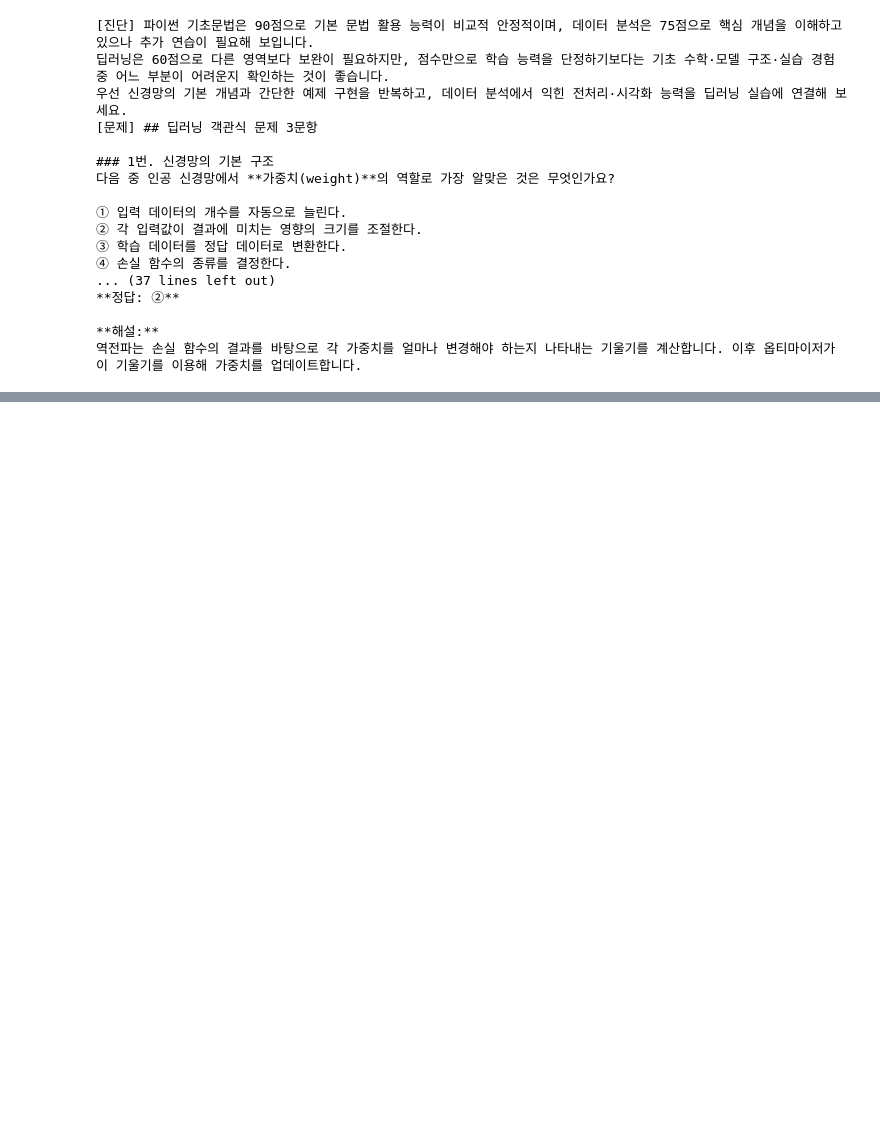
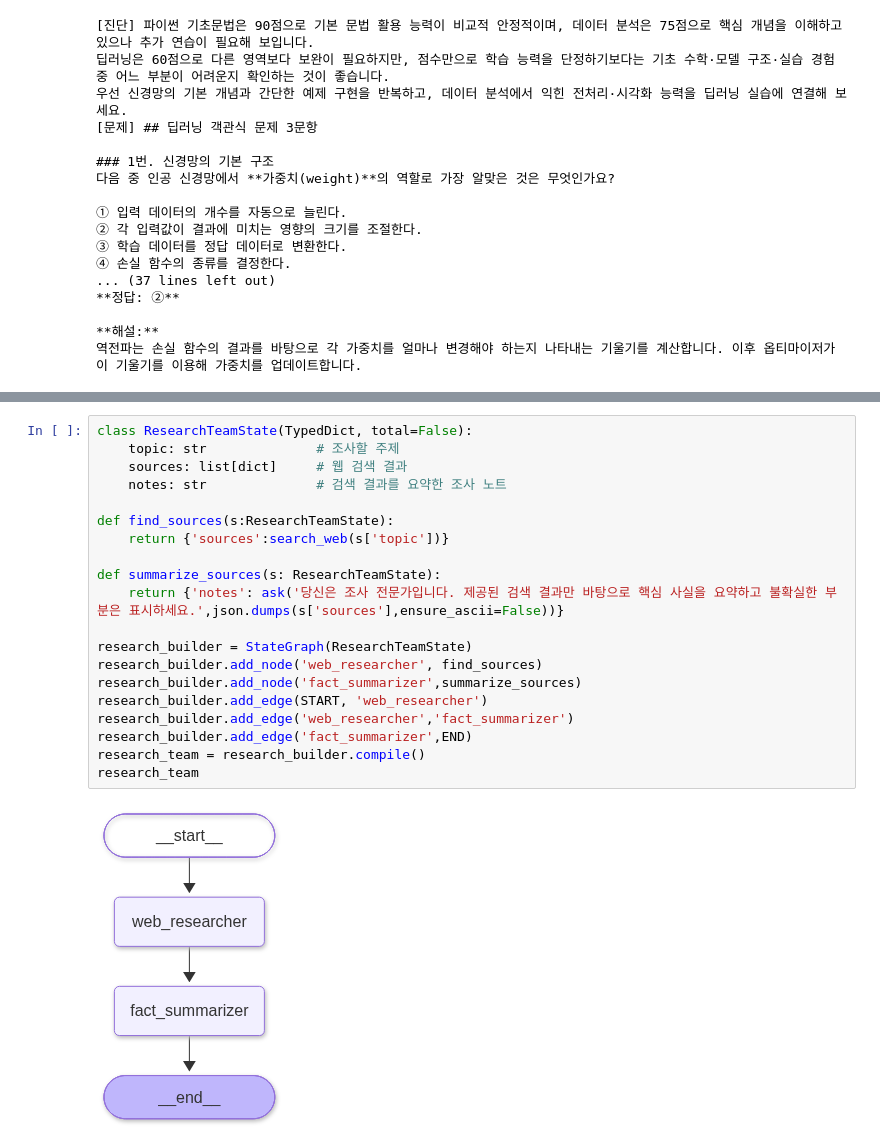
Before and after one commit to harwoon/14_Agent, a Jupyter notebook: 6_멀티에이전트.ipynb, the cells around one changed output, grey strips where cells are left out. Saved outputs shown, nothing was run; the diff lists cells and outputs as text; blank space fills up the shorter version.

```diff
--- a/6_멀티에이전트.ipynb
+++ b/6_멀티에이전트.ipynb
@@ -289,0 +386,22 @@ print('[진단]',result['diagnosis'],'\n[문제]',result['quiz'])
+# %%
+class ResearchTeamState(TypedDict, total=False):
+    topic: str              # 조사할 주제
+    sources: list[dict]     # 웹 검색 결과
+    notes: str              # 검색 결과를 요약한 조사 노트
+
+def find_sources(s:ResearchTeamState):
+    return {'sources':search_web(s['topic'])}
+
+def summarize_sources(s: ResearchTeamState):
+    return {'notes': ask('당신은 조사 전문가입니다. 제공된 검색 결과만 바탕으로 핵심 사실을 요약하고 불확실한 부분은 표시하세요.',json.dumps(s['sources'],ensure_ascii=False))}
+
+research_builder = StateGraph(ResearchTeamState)
+research_builder.add_node('web_researcher', find_sources)
+research_builder.add_node('fact_summarizer',summarize_sources)
+research_builder.add_edge(START, 'web_researcher')
+research_builder.add_edge('web_researcher','fact_summarizer')
+research_builder.add_edge('fact_summarizer',END)
+research_team = research_builder.compile()
+research_team
+# %% [output]
+[figure, added]
```
Also changed, not shown: parts of 17 cells of this notebook, 2 other files.
